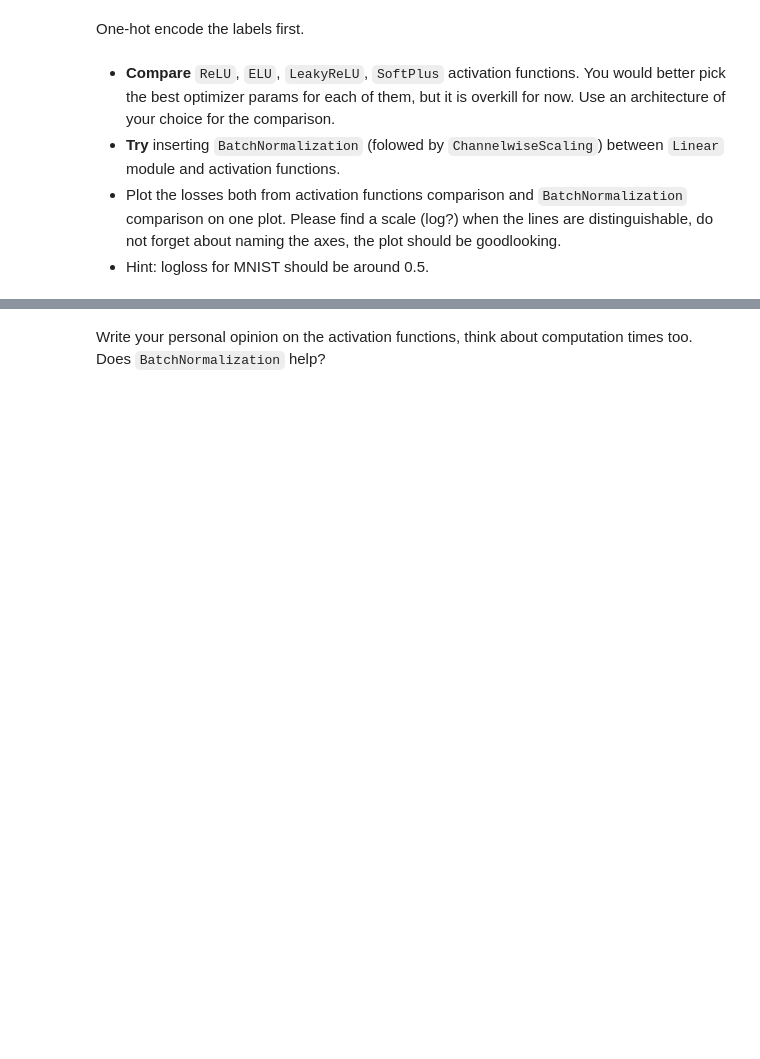
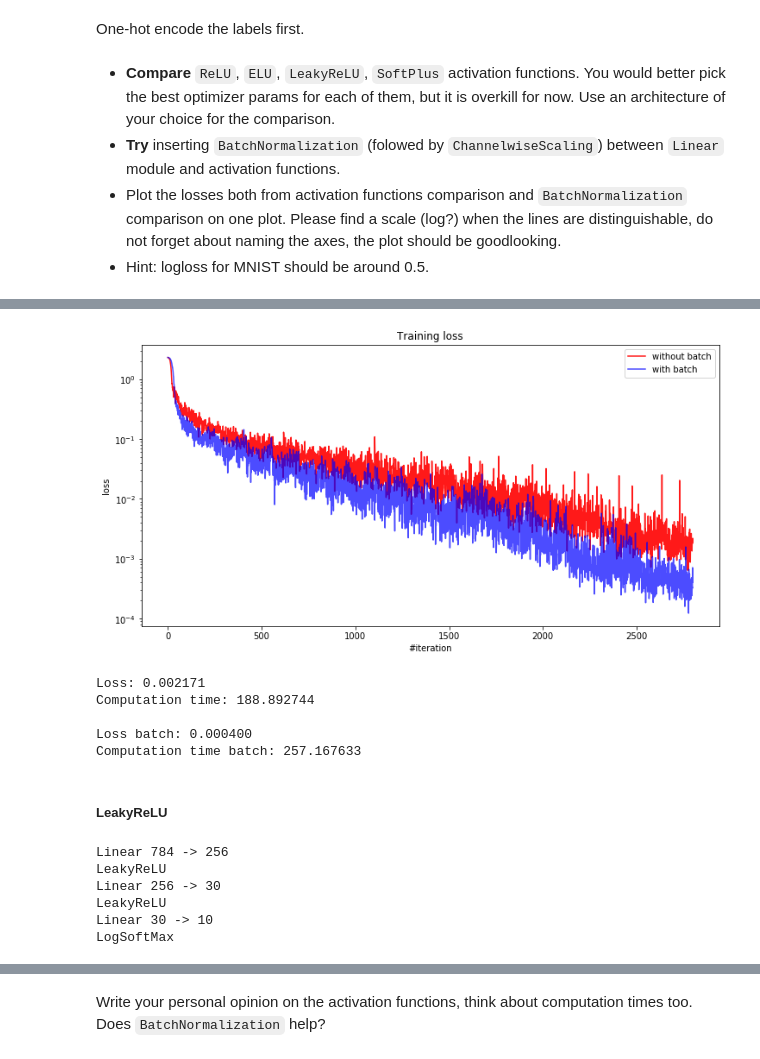
Before and after one commit to KowalskiP/Practical_DL, a Jupyter notebook: homework01/homework_main.ipynb, the cells around one changed output, grey strips where cells are left out. Saved outputs shown, nothing was run; the diff lists cells and outputs as text; code cells hidden in the pictures; blank space fills up the shorter version.

```diff
--- a/homework01/homework_main.ipynb
+++ b/homework01/homework_main.ipynb
@@ -210,0 +356,18 @@ You would better pick the best optimizer params for each of them, but it is over
+# %%
+net_elu_batch = Sequential()
+net_elu_batch.add(Linear(X.shape[1], f_linear))
+net_elu_batch.add(BatchNormalization(alpha=0.8))
+net_elu_batch.add(ChannelwiseScaling(f_linear))
+net_elu_batch.add(ELU(alpha=0.1))
+net_elu_batch.add(Linear(f_linear, s_linear))
+net_elu_batch.add(BatchNormalization(alpha=0.8))
+net_elu_batch.add(ChannelwiseScaling(s_linear))
+net_elu_batch.add(ELU(alpha=0.1))
+net_elu_batch.add(Linear(s_linear, e_linear))
+net_elu_batch.add(LogSoftMax())
+
+criterion_elu_batch = ClassNLLCriterion()
+
+print(net_elu_batch)
+
+loss_history_elu_batch, loss_history_epoch_elu_batch, t_elu_batch = train(X, y, net_elu_batch, criterion_elu_batch)
@@ -210,0 +385,32 @@ You would better pick the best optimizer params for each of them, but it is over
+# %%
+visualize(loss_history_elu, loss_history_elu_batch, t_elu, t_elu_batch)
+# %% [output]
+[figure, added]
+Loss: 0.002171
+Computation time: 188.892744
+
+Loss batch: 0.000400
+Computation time batch: 257.167633
+# %% [markdown]
+##### LeakyReLU
+# %%
+net_leaky = Sequential()
+net_leaky.add(Linear(X.shape[1], f_linear))
+net_leaky.add(LeakyReLU(slope=0.05))
+net_leaky.add(Linear(f_linear, s_linear))
+net_leaky.add(LeakyReLU(slope=0.05))
+net_leaky.add(Linear(s_linear, e_linear))
+net_leaky.add(LogSoftMax())
+
+criterion_leaky = ClassNLLCriterion()
+
+print(net_leaky)
+
+loss_history_leaky, loss_history_epoch_leaky, t_leaky = train(X, y, net_leaky, criterion_leaky)
+# %% [output]
+Linear 784 -> 256
+LeakyReLU
+Linear 256 -> 30
+LeakyReLU
+Linear 30 -> 10
+LogSoftMax
```
Also changed, not shown: parts of 39 cells of this notebook.
